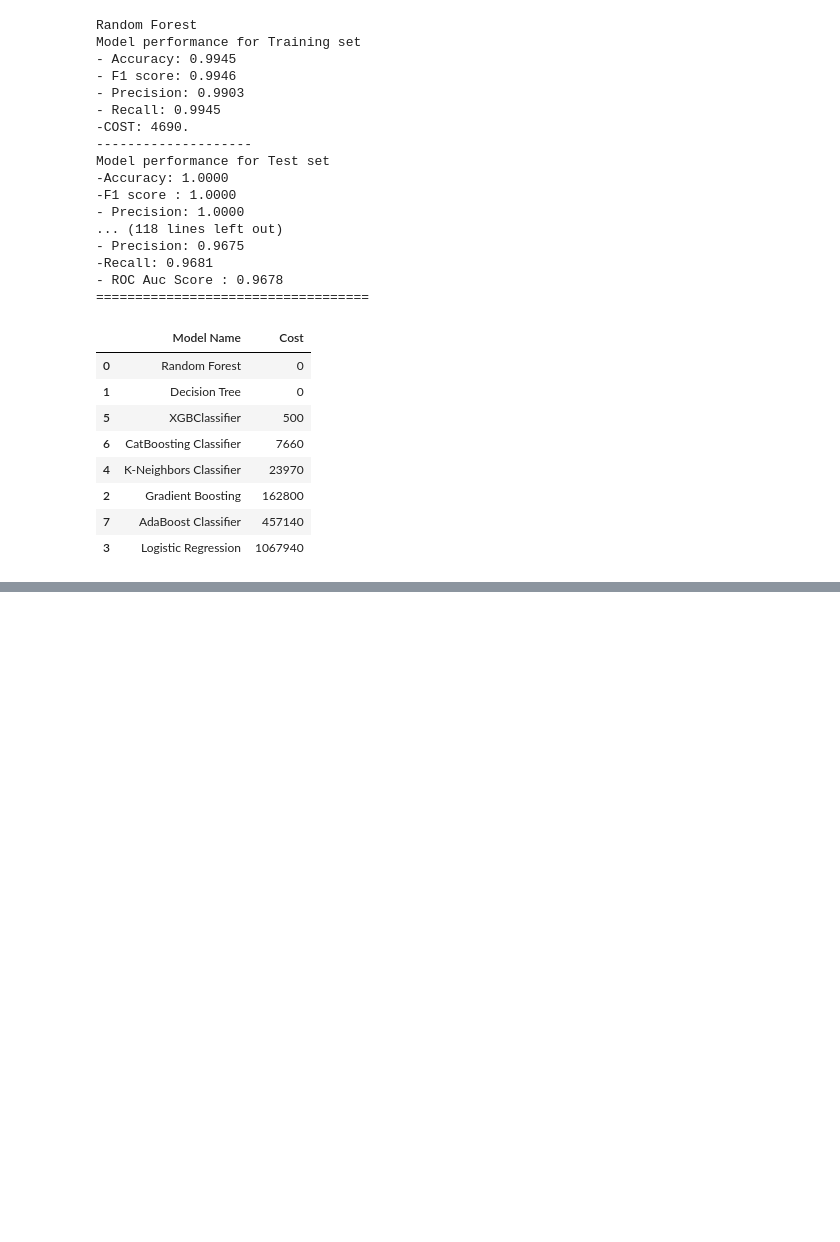
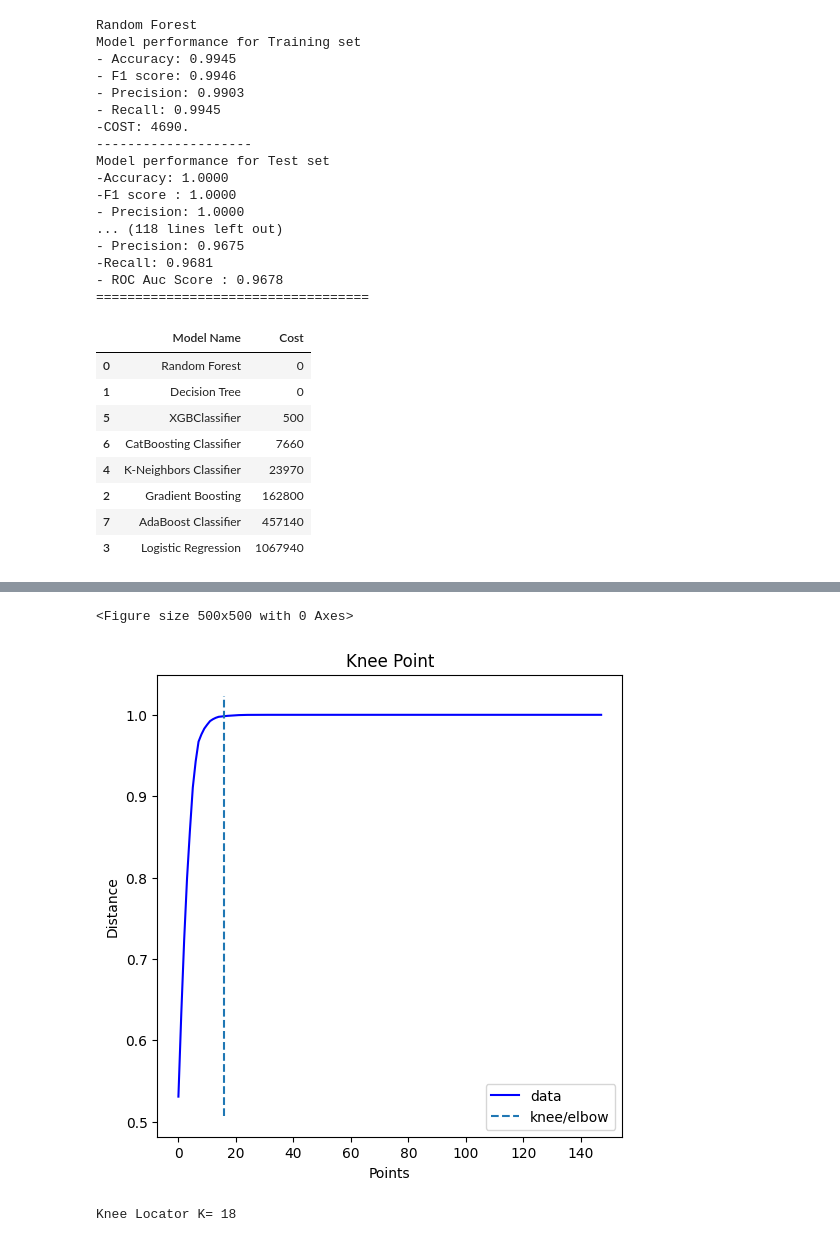
Before and after one commit to Katastrophe123/APSsensory, a Jupyter notebook: EDA.ipynb, the cells around one changed output, grey strips where cells are left out. Cells and saved outputs as stored; diff of their text form; code cells hidden in the pictures; blank space fills up the shorter version.

```diff
--- a/EDA.ipynb
+++ b/EDA.ipynb
@@ -595,7 +639,7 @@ from sklearn.decomposition import PCA
 # %%
 pca_pipeline = Pipeline(
     steps=[
-        ('Imputer',SimpleImputer(strategy='constant',fill_value=0))
+        ('Imputer',SimpleImputer(strategy='constant',fill_value=0)),
         ('RobustScaler',RobustScaler())
     ]
 )
@@ -608,4 +652,4 @@ var_ratio={}
 for n in range(2,150):
     pc = PCA(n_components=n)
     df_pca=pc.fit(X_pca)
-    var_ratio[n]=sum(def_pca.explained_variance_ratio)
+    var_ratio[n]=sum(df_pca.explained_variance_ratio_)
@@ -615,18 +656,22 @@ pd.Series(var_ratio).plot()
 # %%
 from kneed import KneeLocator
 
 i = np.arange(len(var_ratio))
 variance_ratio = list(var_ratio.values())
 components = list(var_ratio.keys())
-knee = KneeLocator(i, variance_ratio, s=1, curve='concave', interp_method='polynomial')
+knee = KneeLocator(i, variance_ratio, curve='concave',direction='increasing', interp_method='polynomial')
 
 fig = plt.figure(figsize=(5,5))
 knee.plot_knee()
 plt.xlabel("Points")
 plt.ylabel("Distance")
 plt.show()
-k=components[knee.knee]
+k=components[knee.knee] if knee.knee is not None else None
 print('Knee Locator K=', k)
+# %% [output]
+<Figure size 500x500 with 0 Axes>
+[figure, added]
+Knee Locator K= 18
 # %%
 #reducing the dimensions of the data
 pca_final = PCA(n_components=18,random_state=42).fit(X_res)
```
Also changed, not shown: parts of 24 cells of this notebook.
